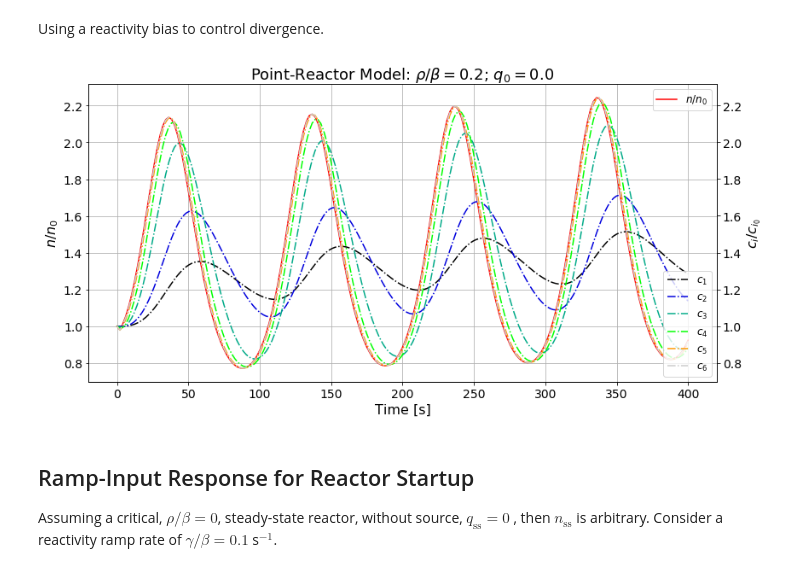
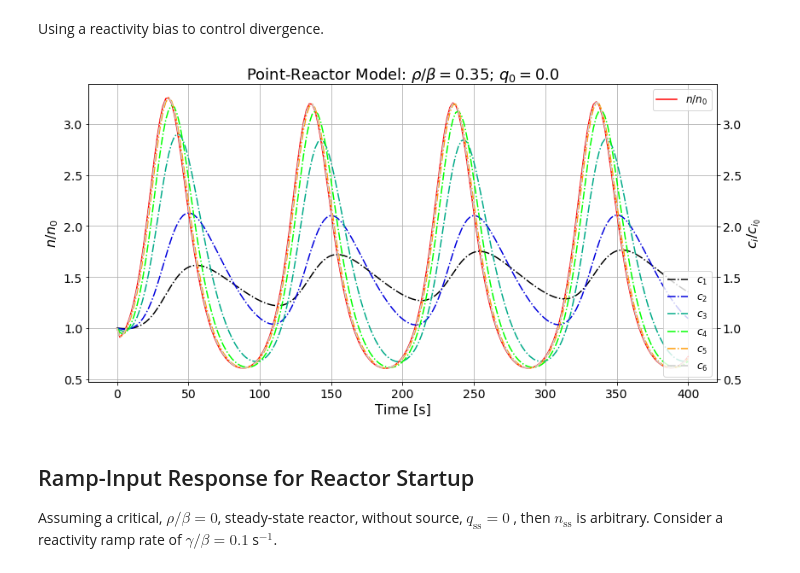
Before and after one commit to dpploy/engy-4350, a Jupyter notebook: notebooks/03b-time-dep-rho-pt-reactor.ipynb, the cells around one changed output. Drawn from its saved outputs; the diff is of its cells as text; code cells hidden in the pictures.

```diff
--- a/notebooks/03b-time-dep-rho-pt-reactor.ipynb
+++ b/notebooks/03b-time-dep-rho-pt-reactor.ipynb
@@ -317,7 +317,7 @@ def run_point_reactor( f_vec, params ):
 # %%
 '''Plotting function definition'''
 
-def plot_results( u_vec_history, semi_log=False, markers=True, precursors=True ):
+def plot_results( u_vec_history, semi_log=False, markers=False, precursors=True ):
 
     time_stamps = params['time_stamps']
 
@@ -513,14 +513,14 @@ params['q_0'] = 0.0 # must set the initial value of the source here
 
 params['n_ss'] = np.random.random() # arbitrary value at steady state
 
-rho_0_over_beta = 0.2 # $
+rho_0_over_beta = 0.35 # $
 
 beta = params['beta'] # retrieve the delayed neutron fraction
 params['reactivity'] = rho_0_over_beta * beta # "rho/beta $"
 
 params['reactivity_cycle_freq'] = 1/100 # 100-s period
 
-params['reactivity_bias'] = -0.84*rho_0_over_beta**2 * beta
+params['reactivity_bias'] = -.84*rho_0_over_beta**2 * beta
 
 # setup remaining initial conditions
 setup_initial_conditions(params)
@@ -538,9 +538,9 @@ u_vec_history = run_point_reactor( f_vec, params )
 # %%
 '''Plot neutron and delayed neutron emitter concentration in the reactor'''
 
-plot_results(u_vec_history,markers=False)
+plot_results(u_vec_history)
 # %% [output]
-[figure, old version]
+[figure, new version]
 # %% [markdown]
 ## Ramp-Input Response for Reactor Startup<a id="ramp"></a>
 
```
Also changed, not shown: parts of 8 cells of this notebook, 4 other files.
